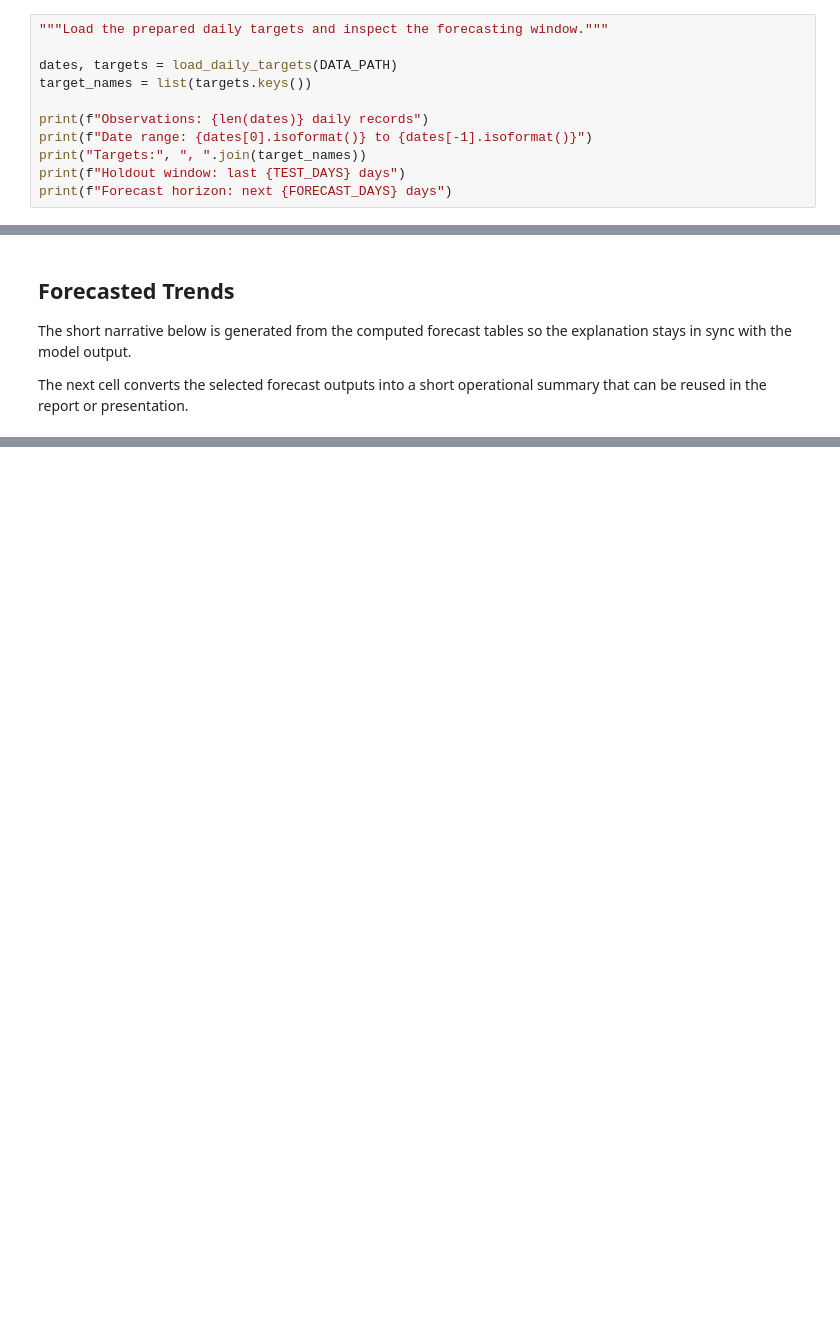
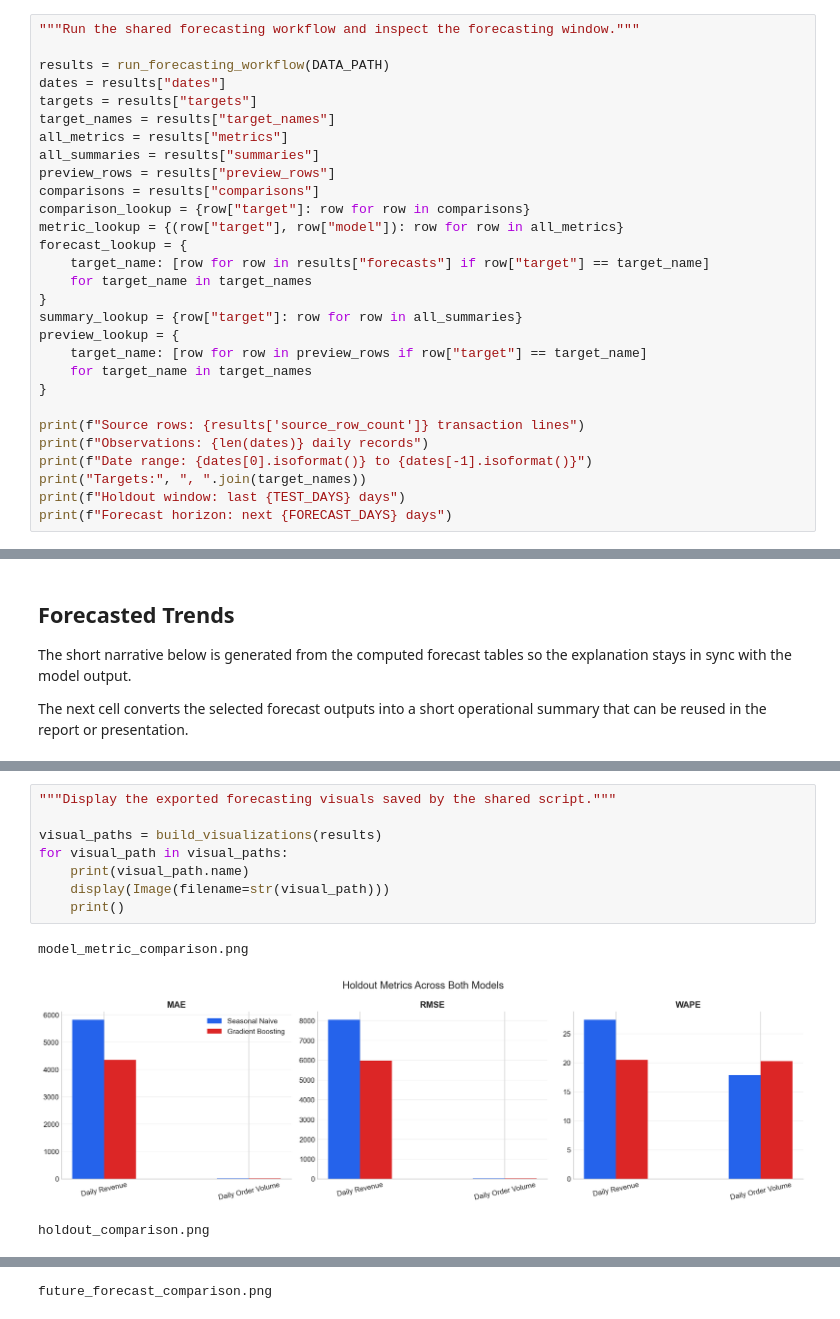
Before and after one commit to principles-of-data-science-cw-2/group-assignment, a Jupyter notebook: notebooks/04_forecasting.ipynb, the cells around one changed output, grey strips where cells are left out. Drawn from its saved outputs; the diff is of its cells as text; blank space fills up the shorter version.

```diff
--- a/notebooks/04_forecasting.ipynb
+++ b/notebooks/04_forecasting.ipynb
@@ -90,11 +105,29 @@ Missing dates are kept and treated as zero-activity days so the model can learn
 
 The next cell loads those prepared series and prints the time span, target names, and forecast windows used in the rest of the notebook.
 # %%
-"""Load the prepared daily targets and inspect the forecasting window."""
+"""Run the shared forecasting workflow and inspect the forecasting window."""
 
-dates, targets = load_daily_targets(DATA_PATH)
-target_names = list(targets.keys())
+results = run_forecasting_workflow(DATA_PATH)
+dates = results["dates"]
+targets = results["targets"]
+target_names = results["target_names"]
+all_metrics = results["metrics"]
+all_summaries = results["summaries"]
+preview_rows = results["preview_rows"]
+comparisons = results["comparisons"]
+comparison_lookup = {row["target"]: row for row in comparisons}
+metric_lookup = {(row["target"], row["model"]): row for row in all_metrics}
+forecast_lookup = {
+    target_name: [row for row in results["forecasts"] if row["target"] == target_name]
+    for target_name in target_names
+}
+summary_lookup = {row["target"]: row for row in all_summaries}
+preview_lookup = {
+    target_name: [row for row in preview_rows if row["target"] == target_name]
+    for target_name in target_names
+}
 
+print(f"Source rows: {results['source_row_count']} transaction lines")
 print(f"Observations: {len(dates)} daily records")
 print(f"Date range: {dates[0].isoformat()} to {dates[-1].isoformat()}")
 print("Targets:", ", ".join(target_names))
@@ -440,0 +484,12 @@ Forecasted trends:
+# %%
+"""Display the exported forecasting visuals saved by the shared script."""
+
+visual_paths = build_visualizations(results)
+for visual_path in visual_paths:
+    print(visual_path.name)
+    display(Image(filename=str(visual_path)))
+    print()
+# %% [output]
+model_metric_comparison.png
+[figure, added]
+holdout_comparison.png
@@ -440,0 +497 @@ Forecasted trends:
+future_forecast_comparison.png
```
Also changed, not shown: parts of 22 cells of this notebook, 8 other files.
